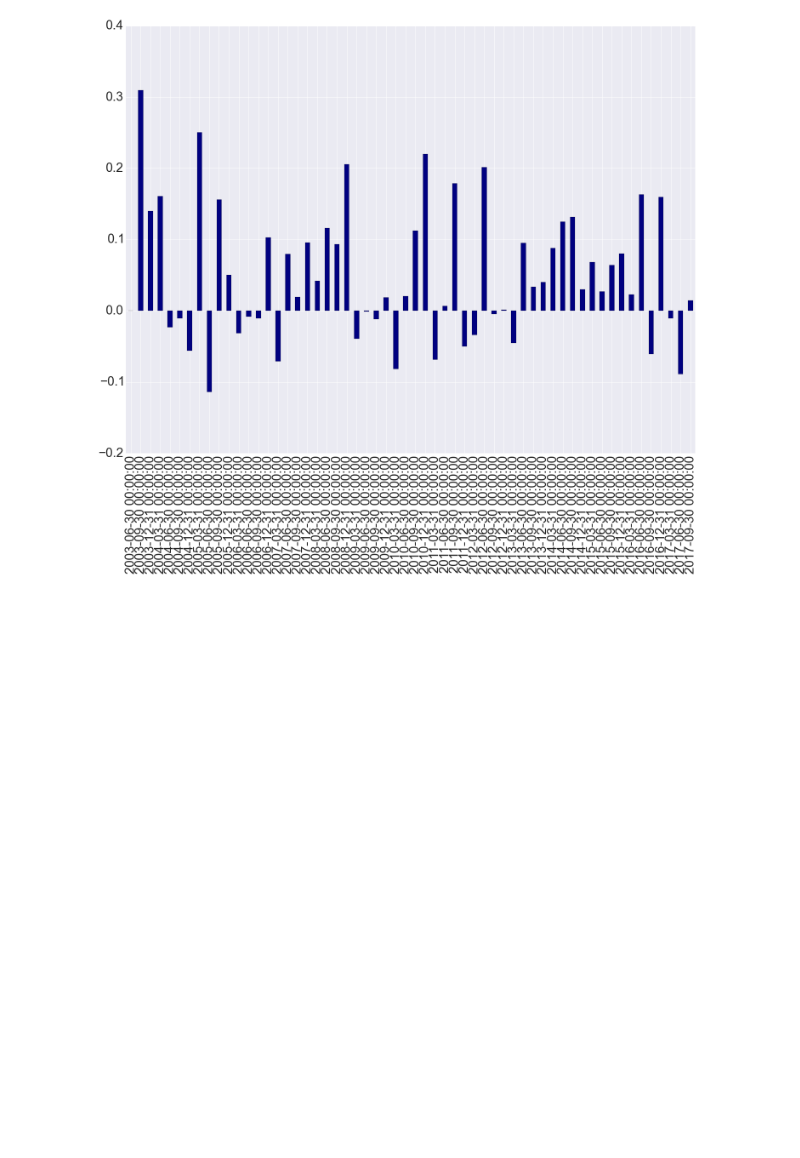
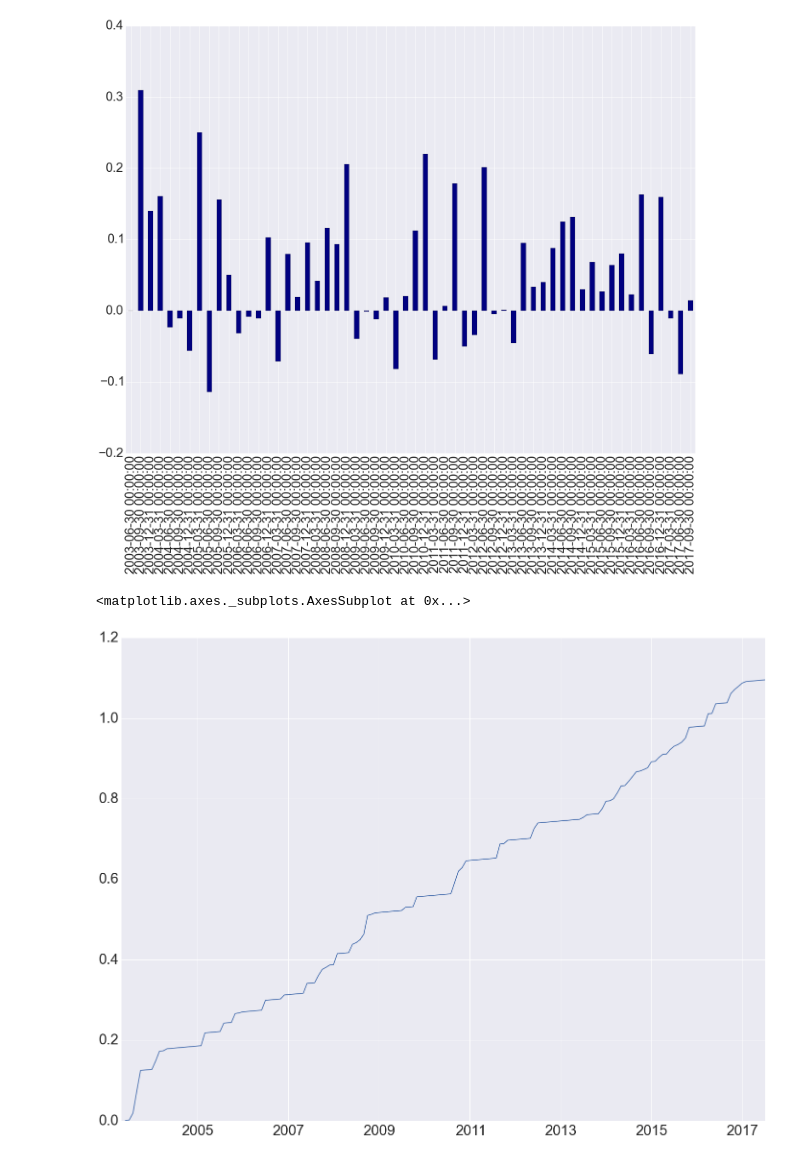
Before and after one commit to mrefermat/Project_C, a Jupyter notebook: Final Portfolio.ipynb, the cells around one changed output. Cells and saved outputs as stored; diff of their text form; code cells hidden in the pictures; blank space fills up the shorter version.

```diff
--- a/Final Portfolio.ipynb
+++ b/Final Portfolio.ipynb
@@ -187,0 +190,5 @@ the new syntax is .resample(...).last()
+# %%
+manager_pnl.cumsum().plot()
+# %% [output]
+<matplotlib.axes._subplots.AxesSubplot at 0x...>
+[figure, added]
```
Also changed, not shown: parts of 1 cell of this notebook.
